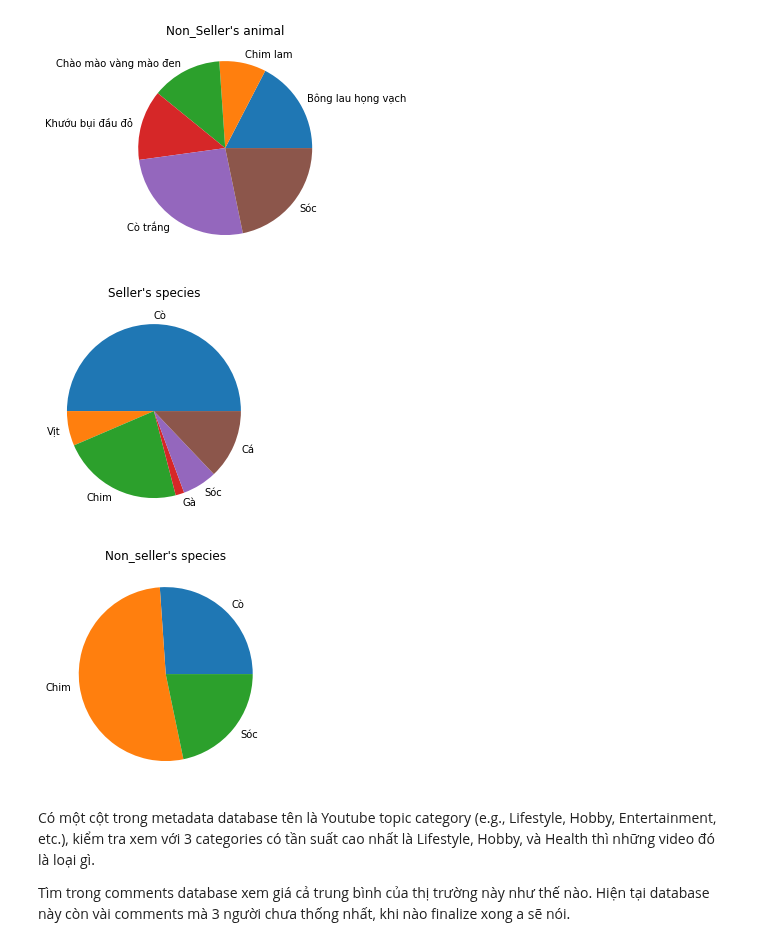
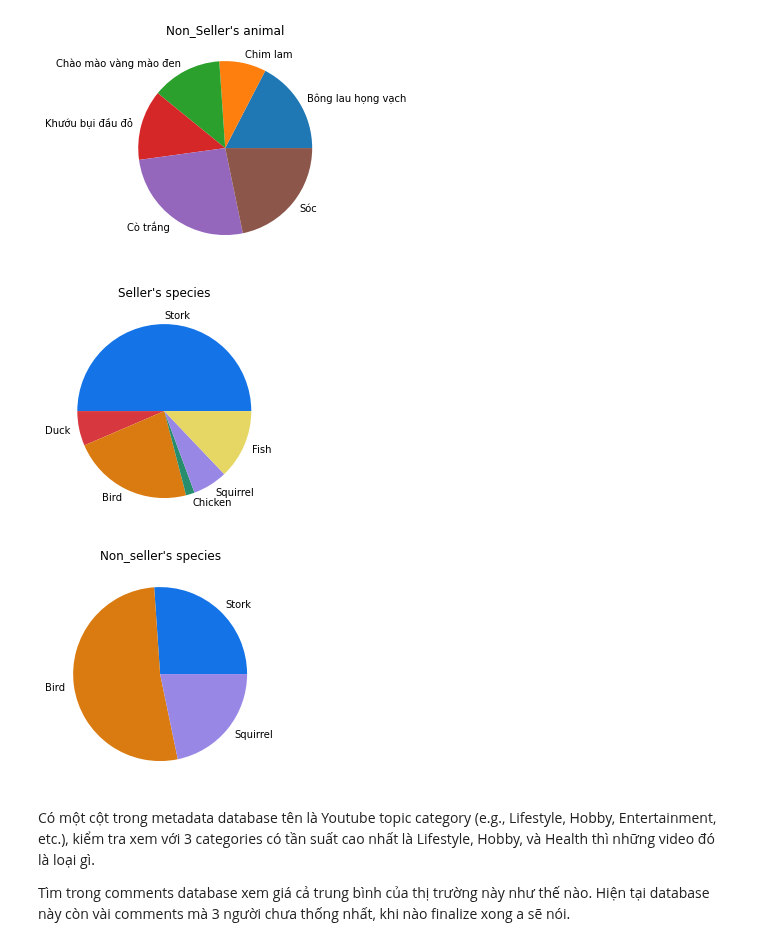
Before and after one commit to hoangantk6/Youtube_Hunting, a Jupyter notebook: 04-Data-Analysis/like and view.ipynb, the cells around one changed output. Drawn from its saved outputs; the diff is of its cells as text; code cells hidden in the pictures.

```diff
--- a/04-Data-Analysis/like and view.ipynb
+++ b/04-Data-Analysis/like and view.ipynb
@@ -183,45 +183,45 @@ See the caveats in the documentation: https://pandas.pydata.org/pandas-docs/stab
 # %%
 #Animal Species
 species = {
-    "Cò":['Cò trắng','Cò lửa','Cò ruồi', 'Vạc', 'Diệc xám'],
-    "Vịt":['Vịt trời'],
-    "Chim":['Bông lau họng vạch','Khướu bụi đầu đỏ','Gõ kiến xanh cánh đỏ'
+    "Stork":['Cò trắng','Cò lửa','Cò ruồi', 'Vạc', 'Diệc xám'],
+    "Duck":['Vịt trời'],
+    "Bird":['Bông lau họng vạch','Khướu bụi đầu đỏ','Gõ kiến xanh cánh đỏ'
         ,'Chim lam','Chào mào vàng mào đen','Gõ kiến nâu','Phướn','Chào mào'
         ,'Cu gáy','Bìm bịp','Chim sáo','Ưng xám','Chèo bẻo rừng'],
-    "Gà":['Gà tiền mặt vàng'],
-    "Sóc":['Sóc bụng đỏ','Sóc'],
-    "Cá":['Cá rô đồng']
+    "Chicken":['Gà tiền mặt vàng'],
+    "Squirrel":['Sóc bụng đỏ','Sóc'],
+    "Fish":['Cá rô đồng']
 }
 
 seller_species={}
 non_seller_species={}
 
 for i in species.keys():
     for j in species[i]:
         if j in seller_animal_dict.keys():
             if i not in seller_species:
                 seller_species[i] = seller_animal_dict[j]
             else:
                 seller_species[i] += seller_animal_dict[j]
 
 for i in species.keys():
     for j in species[i]:
         if j in non_seller_animal_dict.keys():
             if i not in non_seller_species:
                 non_seller_species[i] = non_seller_animal_dict[j]
             else:
                 non_seller_species[i] += non_seller_animal_dict[j]
 
-plt.pie(seller_species.values(), labels=seller_species.keys())
+plt.pie(seller_species.values(), labels=seller_species.keys(), colors=['#1473e6','#d7373f','#da7b11','#268e6c','#9987E6','#E6D765'])
 plt.title("Seller's species")
 plt.show()
 
-plt.pie(non_seller_species.values(), labels=non_seller_species.keys())
+plt.pie(non_seller_species.values(), labels=non_seller_species.keys(), colors = ['#1473e6','#da7b11','#9987E6'])
 plt.title("Non_seller's species")
 plt.show()
 # %% [output]
-[figure, old version]
+[figure, new version]
-[figure, old version]
+[figure, new version]
 # %% [markdown]
 Có một cột trong metadata database tên là Youtube topic category (e.g., Lifestyle, Hobby, Entertainment, etc.), kiểm tra xem với 3 categories có tần suất cao nhất là Lifestyle, Hobby, và Health thì những video đó là loại gì.
 
```
Also changed, not shown: parts of 2 cells of this notebook.
